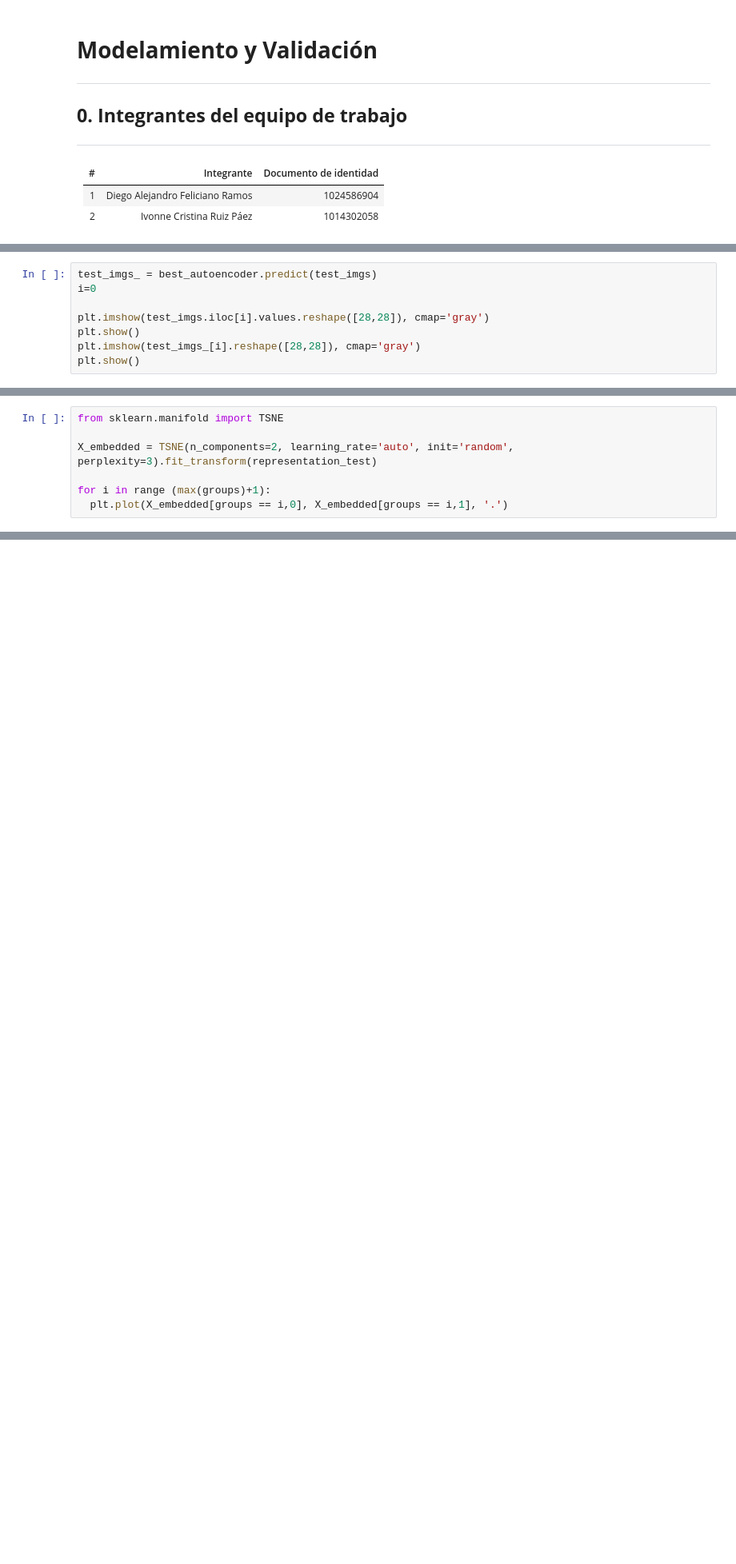
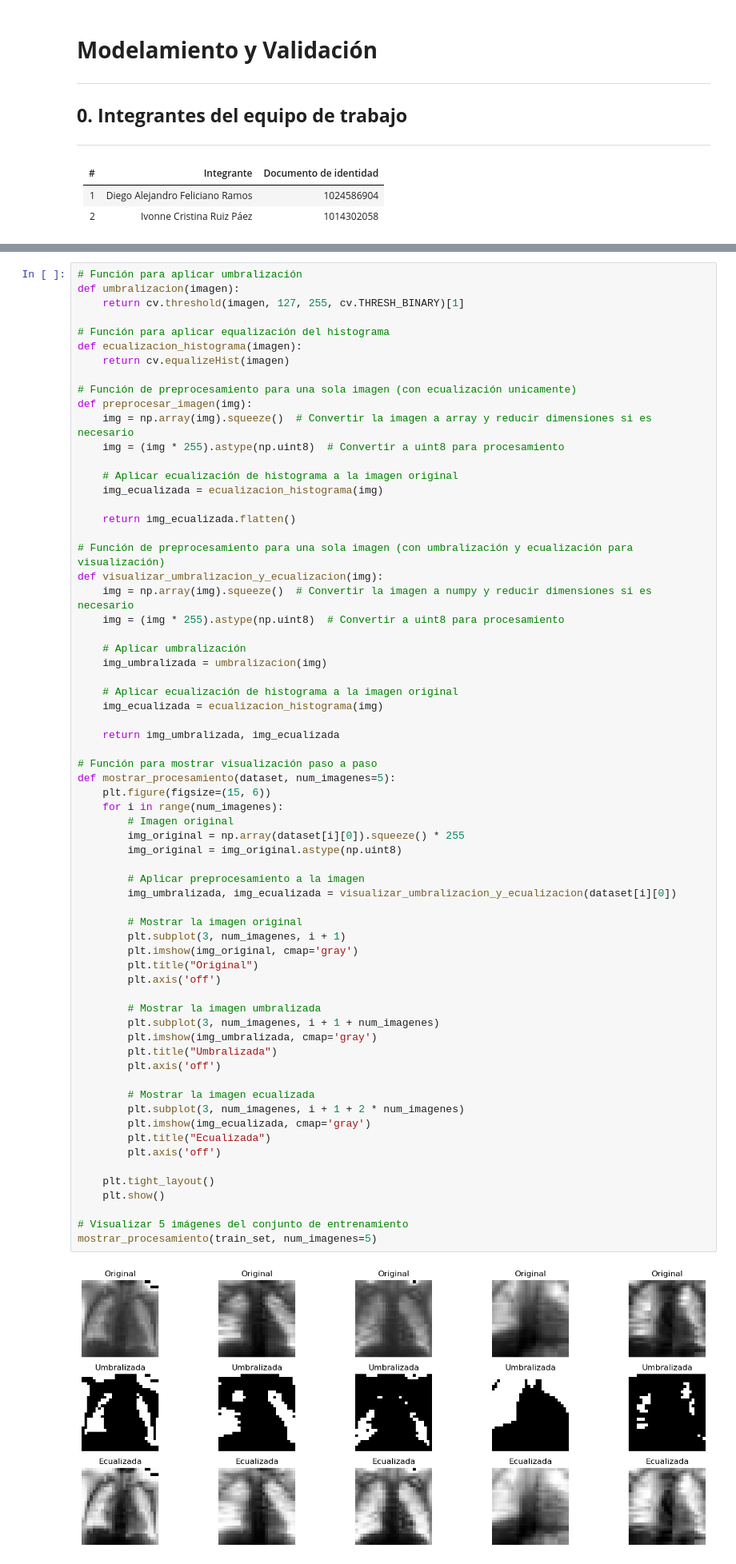
Before and after one commit to MLDS-UN-ProjectTeam/MLDS2, a Jupyter notebook: Entrega4.ipynb, the cells around one changed output, grey strips where cells are left out. Shown: that part at 80% size. Saved outputs shown, nothing was run; the diff lists cells and outputs as text; blank space fills up the shorter version.

```diff
--- a/Entrega4.ipynb
+++ b/Entrega4.ipynb
@@ -383,8 +28,0 @@ Adicionalmente, si utilizó un modelo pre-entrenado, debe generar predicciones y
-# %%
-test_imgs_ = best_autoencoder.predict(test_imgs)
-i=0
-
-plt.imshow(test_imgs.iloc[i].values.reshape([28,28]), cmap='gray')
-plt.show()
-plt.imshow(test_imgs_[i].reshape([28,28]), cmap='gray')
-plt.show()
@@ -394,7 +28,0 @@ plt.show()
-# %%
-from sklearn.manifold import TSNE
-
-X_embedded = TSNE(n_components=2, learning_rate='auto', init='random', perplexity=3).fit_transform(representation_test)
-
-for i in range (max(groups)+1):
-  plt.plot(X_embedded[groups == i,0], X_embedded[groups == i,1], '.')
@@ -445,0 +115,68 @@ predicted: 2
+# %%
+# Función para aplicar umbralización
+def umbralizacion(imagen):
+    return cv.threshold(imagen, 127, 255, cv.THRESH_BINARY)[1]
+
+# Función para aplicar equalización del histograma
+def ecualizacion_histograma(imagen):
+    return cv.equalizeHist(imagen)
+
+# Función de preprocesamiento para una sola imagen (con ecualización unicamente)
+def preprocesar_imagen(img):
+    img = np.array(img).squeeze()  # Convertir la imagen a array y reducir dimensiones si es necesario
+    img = (img * 255).astype(np.uint8)  # Convertir a uint8 para procesamiento
+
+    # Aplicar ecualización de histograma a la imagen original
+    img_ecualizada = ecualizacion_histograma(img)
+
+    return img_ecualizada.flatten()
+
+# Función de preprocesamiento para una sola imagen (con umbralización y ecualización para visualización)
+def visualizar_umbralizacion_y_ecualizacion(img):
+    img = np.array(img).squeeze()  # Convertir la imagen a numpy y reducir dimensiones si es necesario
+    img = (img * 255).astype(np.uint8)  # Convertir a uint8 para procesamiento
+
+    # Aplicar umbralización
+    img_umbralizada = umbralizacion(img)
+
+    # Aplicar ecualización de histograma a la imagen original
+    img_ecualizada = ecualizacion_histograma(img)
+
+    return img_umbralizada, img_ecualizada
+
+# Función para mostrar visualización paso a paso
+def mostrar_procesamiento(dataset, num_imagenes=5):
+    plt.figure(figsize=(15, 6))
+    for i in range(num_imagenes):
+        # Imagen original
+        img_original = np.array(dataset[i][0]).squeeze() * 255
+        img_original = img_original.astype(np.uint8)
+
+        # Aplicar preprocesamiento a la imagen
+        img_umbralizada, img_ecualizada = visualizar_umbralizacion_y_ecualizacion(dataset[i][0])
+
+        # Mostrar la imagen original
+        plt.subplot(3, num_imagenes, i + 1)
+        plt.imshow(img_original, cmap='gray')
+        plt.title("Original")
+        plt.axis('off')
+
+        # Mostrar la imagen umbralizada
+        plt.subplot(3, num_imagenes, i + 1 + num_imagenes)
+        plt.imshow(img_umbralizada, cmap='gray')
+        plt.title("Umbralizada")
+        plt.axis('off')
+
+        # Mostrar la imagen ecualizada
+        plt.subplot(3, num_imagenes, i + 1 + 2 * num_imagenes)
+        plt.imshow(img_ecualizada, cmap='gray')
+        plt.title("Ecualizada")
+        plt.axis('off')
+
+    plt.tight_layout()
+    plt.show()
+
+# Visualizar 5 imágenes del conjunto de entrenamiento
+mostrar_procesamiento(train_set, num_imagenes=5)
+# %% [output]
+[figure, added]
```
Also changed, not shown: parts of 54 cells of this notebook.
